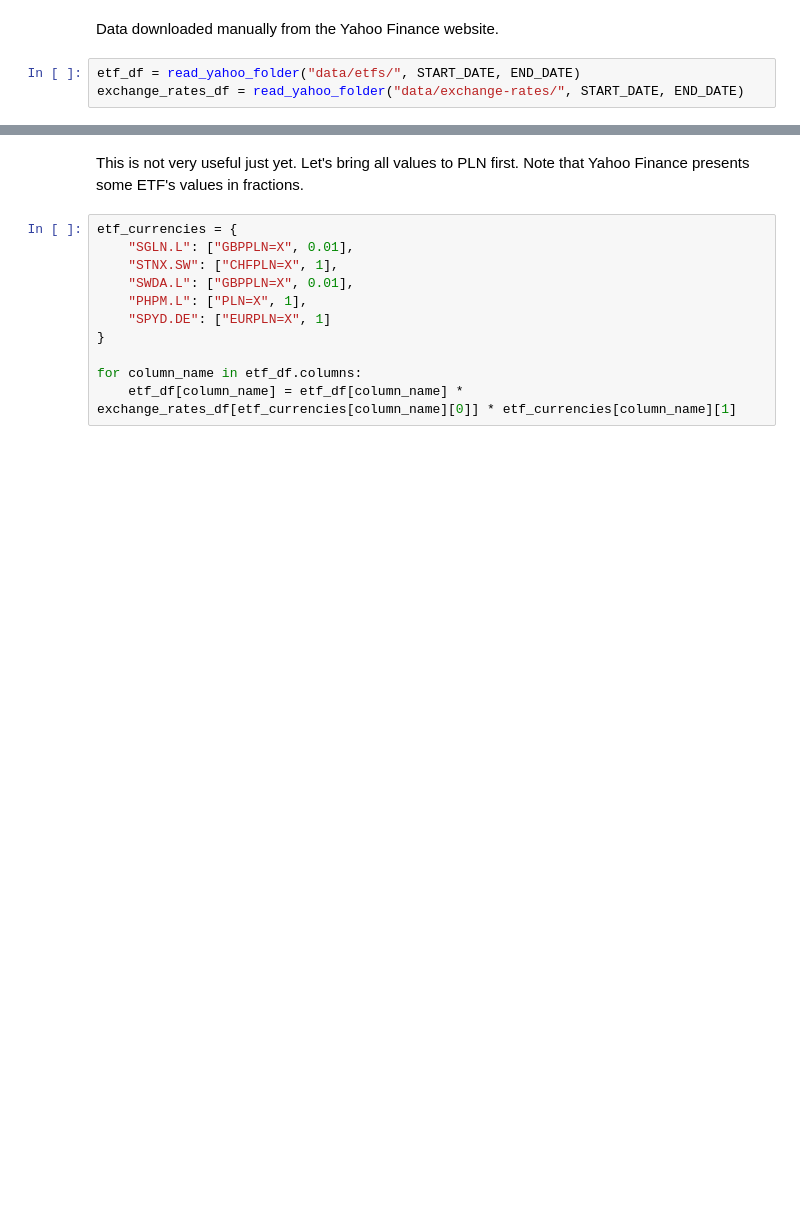
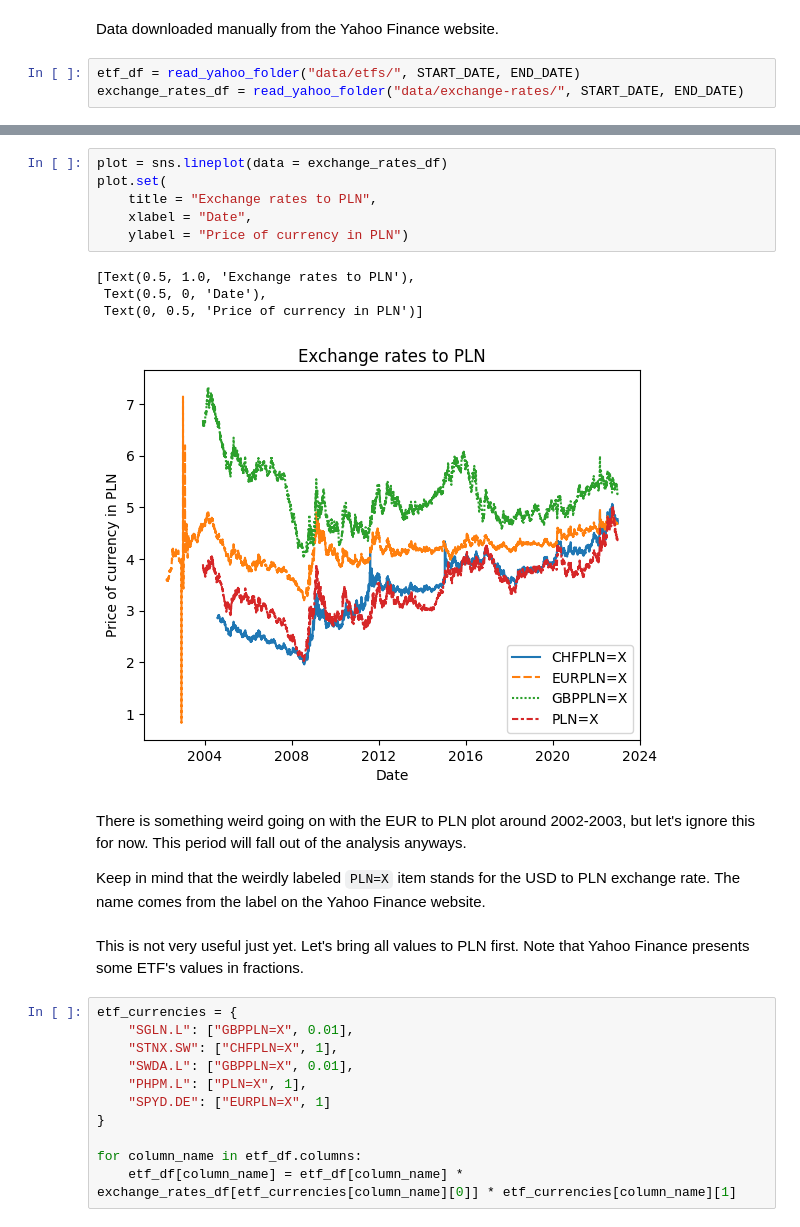
Before and after one commit to michaltkaczyk/etf-portfolio-optimisation, a Jupyter notebook: main.ipynb, the cells around one changed output, grey strips where cells are left out. Drawn from its saved outputs; the diff is of its cells as text; blank space fills up the shorter version.

```diff
--- a/main.ipynb
+++ b/main.ipynb
@@ -48,3 +49,18 @@ sns.lineplot(data = exchange_rates_df)
+# %%
+plot = sns.lineplot(data = exchange_rates_df)
+plot.set(
+    title = "Exchange rates to PLN",
+    xlabel = "Date",
+    ylabel = "Price of currency in PLN")
+# %% [output]
+[Text(0.5, 1.0, 'Exchange rates to PLN'),
+ Text(0.5, 0, 'Date'),
+ Text(0, 0.5, 'Price of currency in PLN')]
+[figure, added]
+# %% [markdown]
+There is something weird going on with the EUR to PLN plot around 2002-2003, but let's ignore this for now. This period will fall out of the analysis anyways.
+
+Keep in mind that the weirdly labeled `PLN=X` item stands for the USD to PLN exchange rate. The name comes from the label on the Yahoo Finance website.
 # %% [markdown]
 This is not very useful just yet. Let's bring all values to PLN first. Note that Yahoo Finance presents some ETF's values in fractions.
 # %%
```
Also changed, not shown: parts of 4 cells of this notebook.
